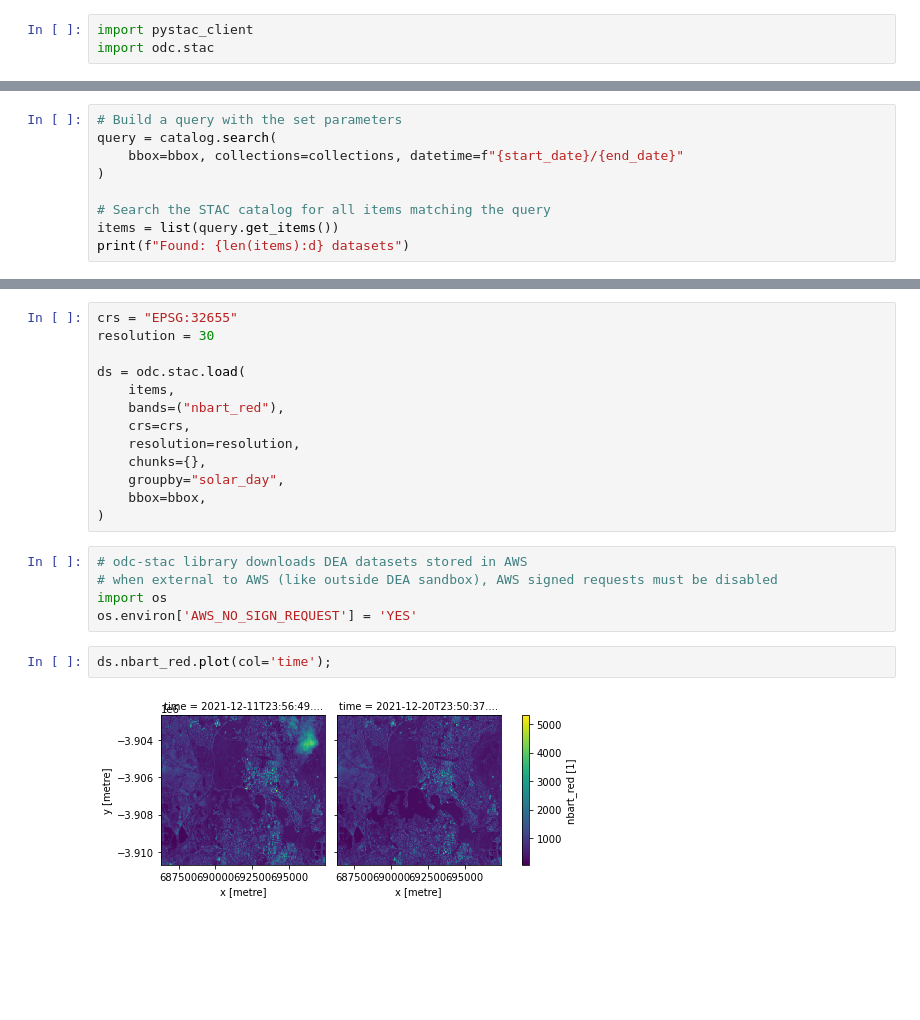
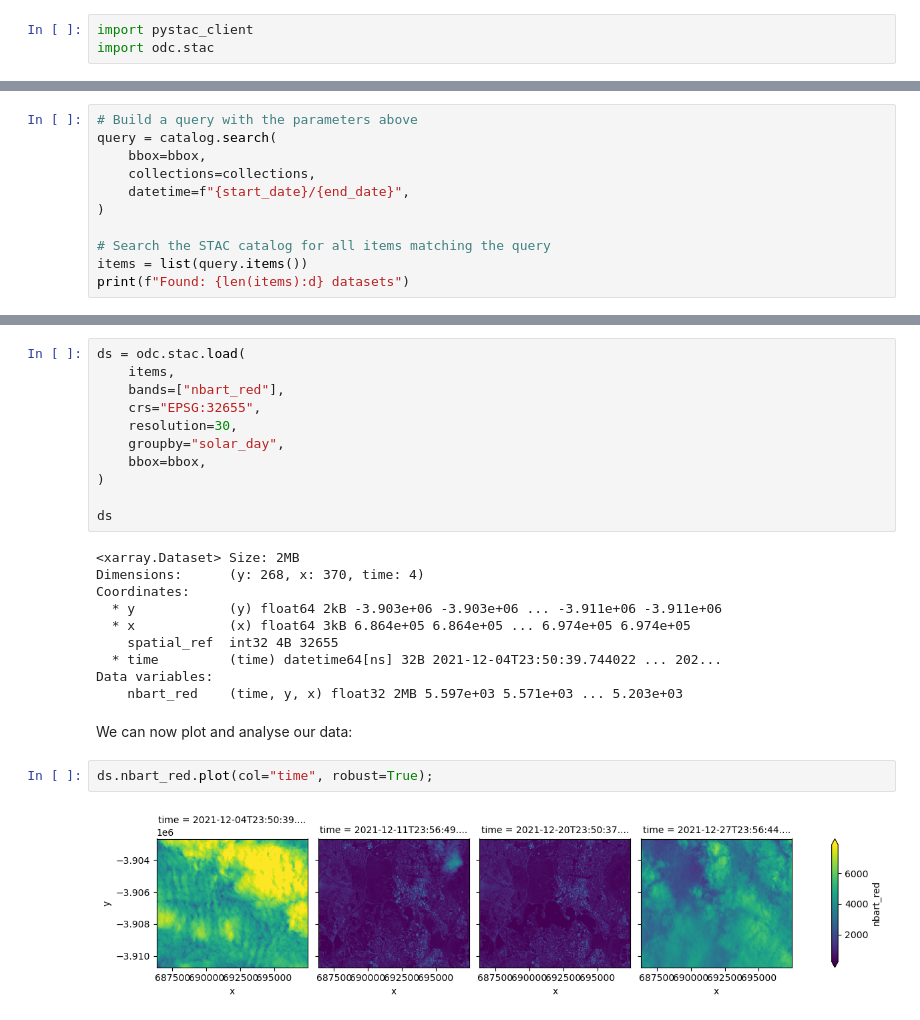
Before and after one commit to GeoscienceAustralia/dea-knowledge-hub, a Jupyter notebook: docs/guides/setup/gis/stac.ipynb, the cells around one changed output, grey strips where cells are left out. Saved outputs shown, nothing was run; the diff lists cells and outputs as text; blank space fills up the shorter version.

```diff
--- a/docs/guides/setup/gis/stac.ipynb
+++ b/docs/guides/setup/gis/stac.ipynb
@@ -28,10 +71,12 @@ collections = ["ga_ls8c_ard_3"]
 # %%
-# Build a query with the set parameters
+# Build a query with the parameters above
 query = catalog.search(
-    bbox=bbox, collections=collections, datetime=f"{start_date}/{end_date}"
+    bbox=bbox,
+    collections=collections,
+    datetime=f"{start_date}/{end_date}",
 )
 
 # Search the STAC catalog for all items matching the query
-items = list(query.get_items())
+items = list(query.items())
 print(f"Found: {len(items):d} datasets")
 # %% [output]
@@ -39,22 +89,27 @@ Found: 4 datasets
 # %%
-crs = "EPSG:32655"
-resolution = 30
-
 ds = odc.stac.load(
     items,
-    bands=("nbart_red"),
-    crs=crs,
-    resolution=resolution,
-    chunks={},
+    bands=["nbart_red"],
+    crs="EPSG:32655",
+    resolution=30,
     groupby="solar_day",
     bbox=bbox,
 )
+
+ds
+# %% [output]
+<xarray.Dataset> Size: 2MB
+Dimensions:      (y: 268, x: 370, time: 4)
+Coordinates:
+  * y            (y) float64 2kB -3.903e+06 -3.903e+06 ... -3.911e+06 -3.911e+06
+  * x            (x) float64 3kB 6.864e+05 6.864e+05 ... 6.974e+05 6.974e+05
+    spatial_ref  int32 4B 32655
+  * time         (time) datetime64[ns] 32B 2021-12-04T23:50:39.744022 ... 202...
+Data variables:
+    nbart_red    (time, y, x) float32 2MB 5.597e+03 5.571e+03 ... 5.203e+03
-# %%
-# odc-stac library downloads DEA datasets stored in AWS
-# when external to AWS (like outside DEA sandbox), AWS signed requests must be disabled
-import os
-os.environ['AWS_NO_SIGN_REQUEST'] = 'YES'
+# %% [markdown]
+We can now plot and analyse our data:
 # %%
-ds.nbart_red.plot(col='time');
+ds.nbart_red.plot(col="time", robust=True);
 # %% [output]
-[figure, old version]
+[figure, new version]
```
Also changed, not shown: parts of 24 cells of this notebook.
